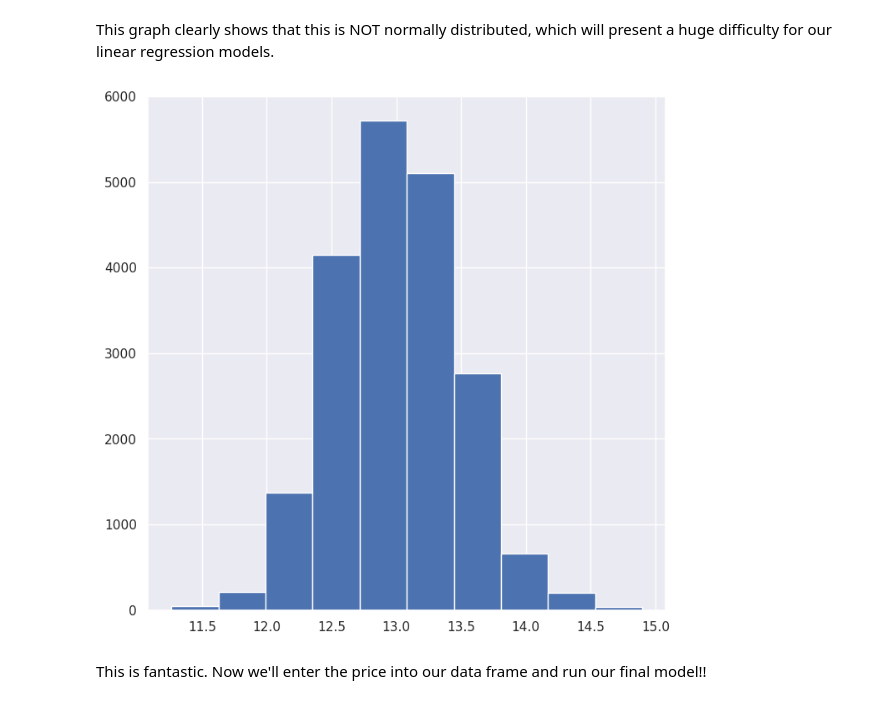
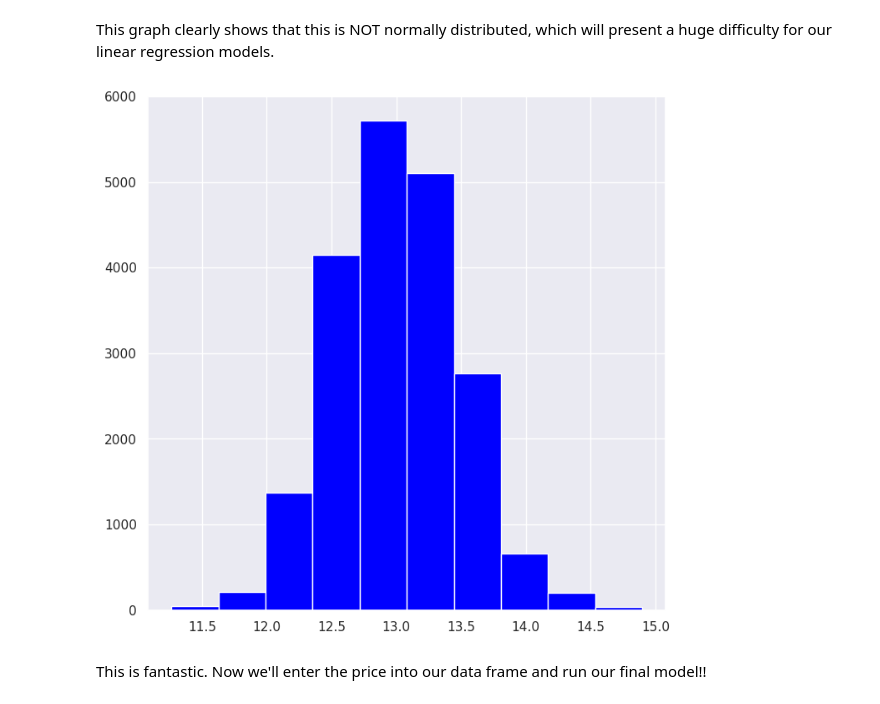
Before and after one commit to JosephMwaniki/KING-COUNTY-HOUSING-PROJECT, a Jupyter notebook: Notebook.ipynb, the cells around one changed output. Cells and saved outputs as stored; diff of their text form; code cells hidden in the pictures.

```diff
--- a/Notebook.ipynb
+++ b/Notebook.ipynb
@@ -656,9 +678,9 @@ plt.hist(df['price']);
 # %% [markdown]
 This graph clearly shows that this is NOT normally distributed, which will present a huge difficulty for our linear regression models.
 # %%
-plt.hist(np.log(df['price']));
+plt.hist(np.log(df['price']), color='blue');
 # %% [output]
-[figure, old version]
+[figure, new version]
 # %% [markdown]
 This is fantastic. Now we'll enter the price into our data frame and run our final model!!
 # %%
```
Also changed, not shown: parts of 21 cells of this notebook.
